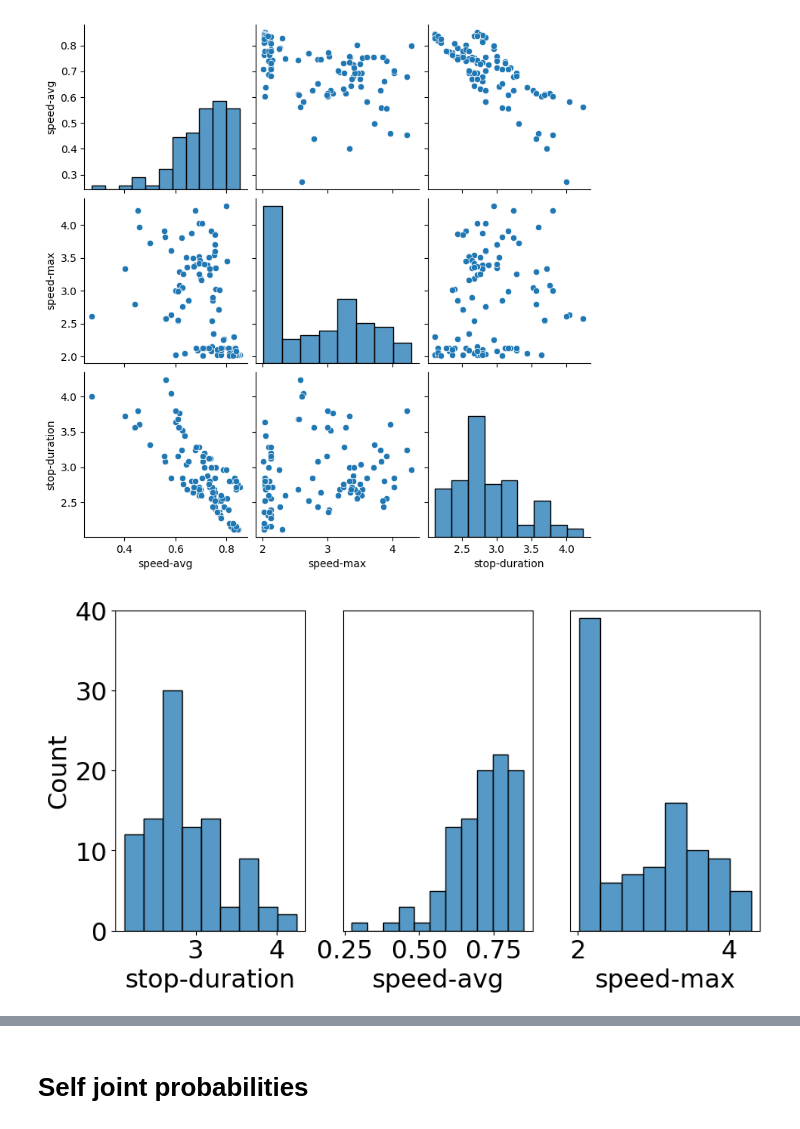
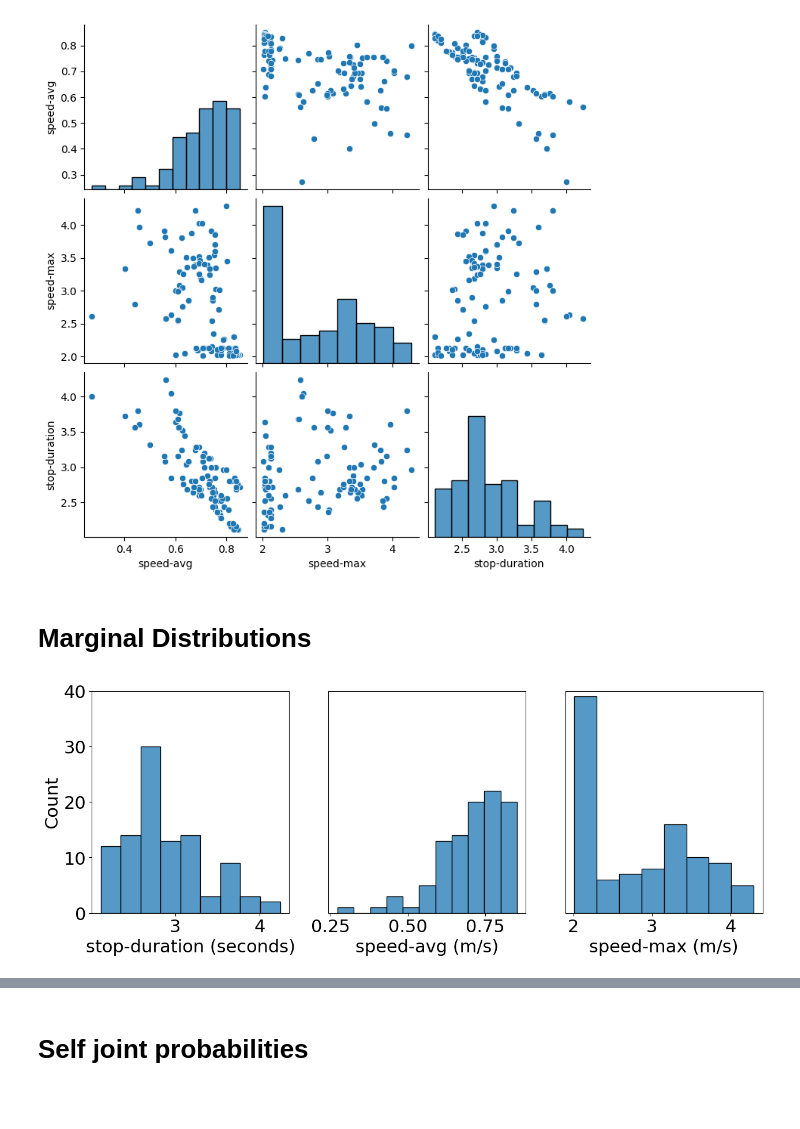
Before and after one commit to adhocmaster/TTI-dataset-tools, a Jupyter notebook: src/notebooks/ped-behavior-analysis.ipynb, the cells around one changed output, grey strips where cells are left out. Drawn from its saved outputs; the diff is of its cells as text; code cells hidden in the pictures; blank space fills up the shorter version.

```diff
--- a/src/notebooks/ped-behavior-analysis.ipynb
+++ b/src/notebooks/ped-behavior-analysis.ipynb
@@ -5,6 +5,7 @@
 3. In the following cell change the dataDir to the data directory of the InD dataset
 # %%
 dataDir = "C:/AV/Carla/CARLA_0.9.13/WindowsNoEditor/PythonAPI/experiments/logs"
+dataDir = "../data/"
 # %%
 exec(open('init_notebook.py').read())
 # %% [output]
@@ -27,14 +62,21 @@ from tti_dataset_tools.ColMapper import ColMapper
 # %%
+researchName = 'r1v1'
 date = "2023-09-11-00-00"
 fps=25
 minYDisplacement = 5
 maxXDisplacement = 9
-df = pd.read_csv(os.path.join(dataDir, f"{date}-tracks.csv"))
-df["uniqueTrackId"] = df["recordingId"] * 1000000 + df["trackId"]
+
+#tracks meta
+with open(os.path.join(dataDir, f"{researchName}-{date}-meta.json"), "r") as f:
+    metaJson = json.load(f)
+
+meta = {}
+for recordingObj in metaJson:
+    meta[recordingObj['recordingId']] = recordingObj
+
+
+# tracks
+df = pd.read_csv(os.path.join(dataDir, f"{researchName}-{date}-tracks.csv"))
+df["uniqueTrackId"] = makeUniqueId(df["recordingId"], df["trackId"])
 pedDf = df[df["class"] == "pedestrian"].copy()
 otherDf = df[df["class"] != "pedestrian"].copy()
-
-## droping unnecessary states
-pedDf = pedDf[(pedDf['state'] != "INITALIZING") & (pedDf['state'] != "FINISHED") & (pedDf['state'] != "CLIMBING_SIDEWALK")].copy()
-
-print(pedDf.tail())
@@ -236,3 +322,5 @@ plt.xlabel("Correlations")
 plt.show()
 # %% [output]
 [figure]
+# %% [markdown]
+# Marginal Distributions
@@ -239,19 +329,21 @@ plt.show()
 # %%
-plt.rcParams.update({'font.size': 22})
-fig, axes = plt.subplots(1,3, figsize = (10,5))
+# Pedestrian Marginal Distributions
+fig, axes = plt.subplots(1,3, figsize = (15,5))
 sns.histplot(pedStats['stop-duration'] ,ax=axes[0])
+axes[0].set_xlabel("stop-duration (seconds)")
 axes[0].set_ylim(0, 40)
-# plt.show()
+
 sns.histplot(pedStats['speed-avg'] ,ax=axes[1])
+axes[1].set_xlabel("speed-avg (m/s)")
 axes[1].set_ylim(0, 40)
 axes[1].get_yaxis().set_visible(False)
 
-# plt.show()
+
 sns.histplot(pedStats['speed-max'] ,ax=axes[2])
+axes[2].set_xlabel("speed-max (m/s)")
 axes[2].set_ylim(0, 40)
 axes[2].get_yaxis().set_visible(False)
-# for ax in axes:
-#     ax.set_ylim(50)
+
 plt.show()
 # %% [output]
-[figure, old version]
+[figure, new version]
```
Also changed, not shown: parts of 21 cells of this notebook, 2 other files.
